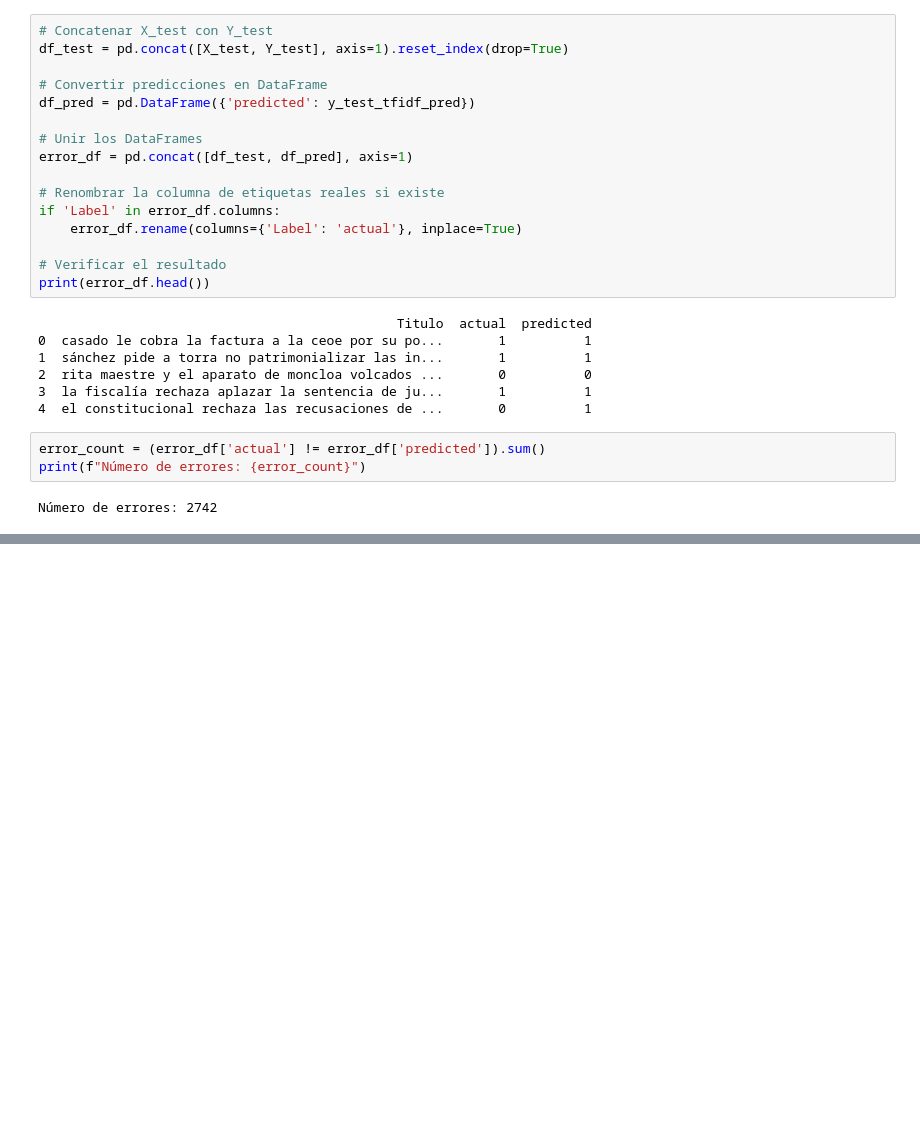
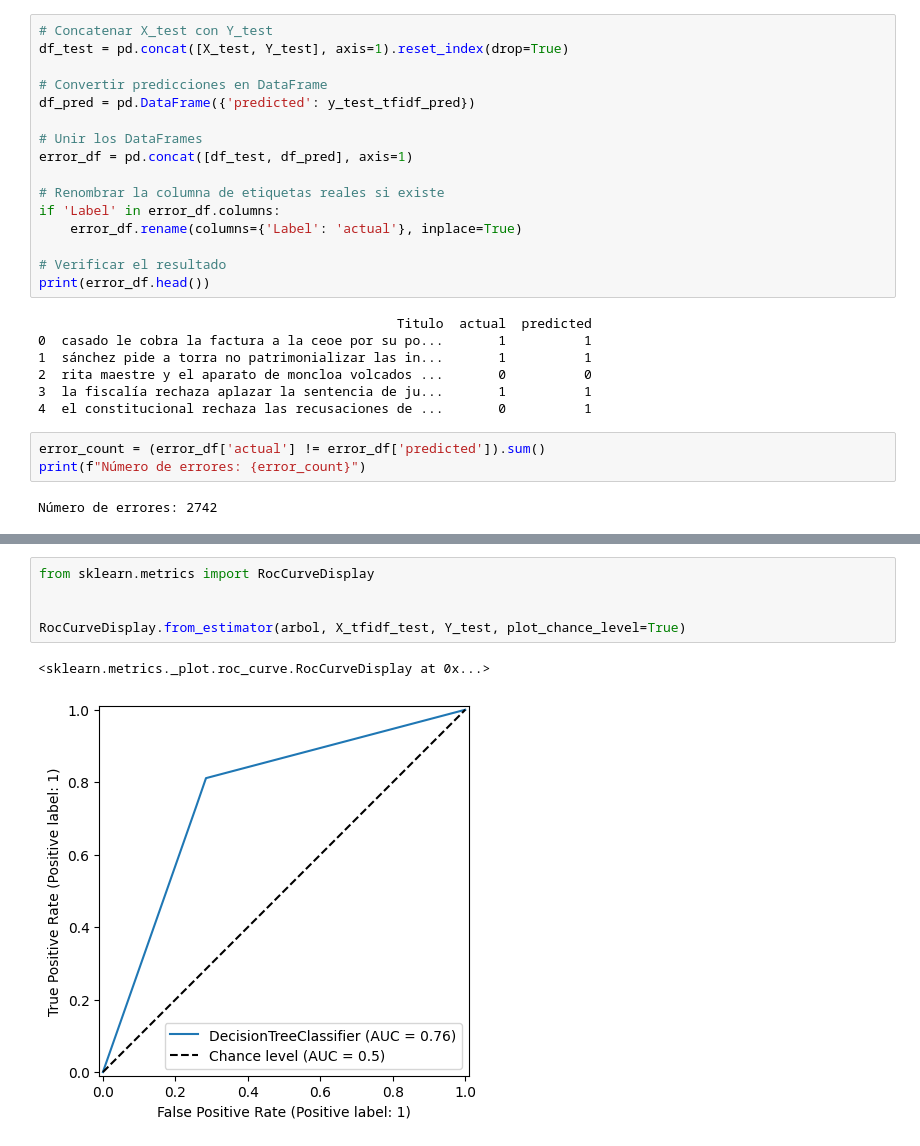
Before and after one commit to InteligenciaNegocios-G14/Proyecto1, a Jupyter notebook: Proyeto1.ipynb, the cells around one changed output, grey strips where cells are left out. Saved outputs shown, nothing was run; the diff lists cells and outputs as text; blank space fills up the shorter version.

```diff
--- a/Proyeto1.ipynb
+++ b/Proyeto1.ipynb
@@ -505,0 +547,8 @@ error_df.loc[error_df['actual'] != error_df['predicted']].sample(10)
+# %%
+from sklearn.metrics import RocCurveDisplay
+
+
+RocCurveDisplay.from_estimator(arbol, X_tfidf_test, Y_test, plot_chance_level=True)
+# %% [output]
+<sklearn.metrics._plot.roc_curve.RocCurveDisplay at 0x...>
+[figure, added]
```
Also changed, not shown: parts of 15 cells of this notebook.
